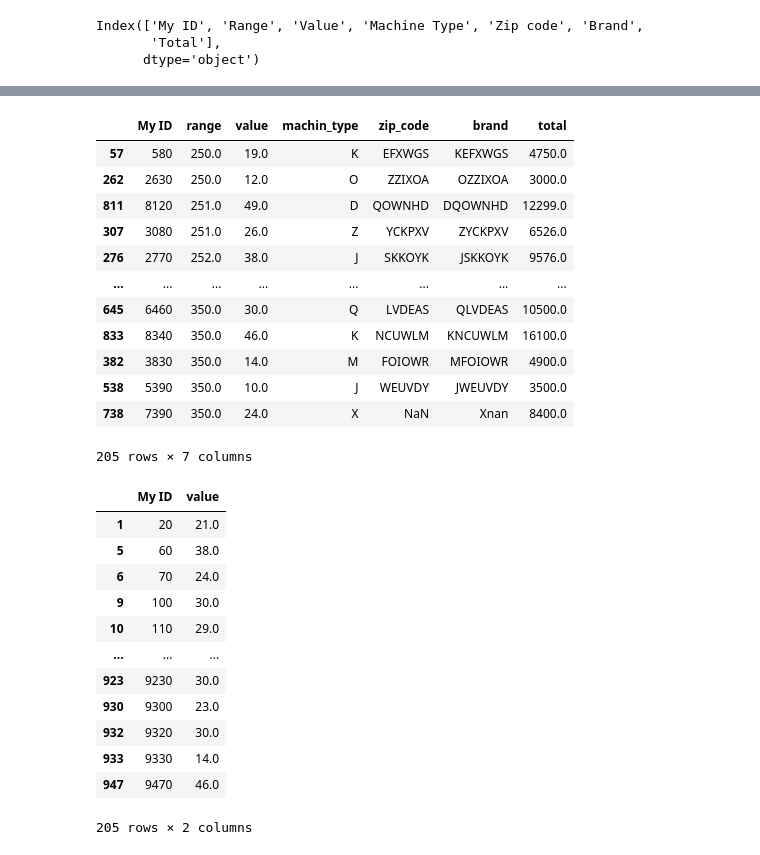
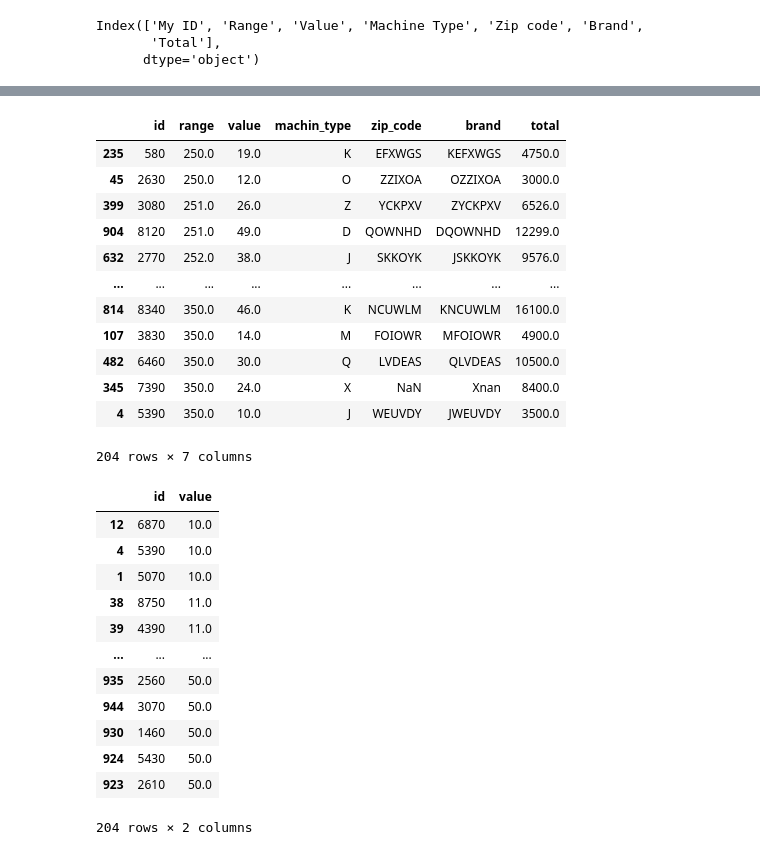
Before and after one commit to Ravkeerat02/comp3122_labs, a Jupyter notebook: Assignment3.ipynb, the cells around one changed output, grey strips where cells are left out. Saved outputs shown, nothing was run; the diff lists cells and outputs as text; code cells hidden in the pictures.

```diff
--- a/Assignment3.ipynb
+++ b/Assignment3.ipynb
@@ -229,6 +229,6 @@ DF.rename(columns={"ID":"id",'Range':'range','Value':'value','Machine Type':'mac
 951 rows × 7 columns
 # %%
 #Changing all column names
-DF.rename(columns={"ID":"id",'Range':'range','Value':'value','Machine Type':'machin_type','Zip code':'zip_code','Brand':'brand','Total':'total'},inplace=True)
+DF.rename(columns={"My ID":"id",'Range':'range','Value':'value','Machine Type':'machin_type','Zip code':'zip_code','Brand':'brand','Total':'total'},inplace=True)
 DF.head()
 # %% [output]
@@ -253,6 +279,6 @@ DF.head()
 # %%
 #sort values in ascending order
-# # DF.value.sort_values(ascending=True)
-# DF = DF.sort_values(by='value').reset_index(drop=True)
+DF.value.sort_values(ascending=True)
+DF = DF.sort_values(by='value').reset_index(drop=True)
 # %%
 #sorting the vales and showing the whole Data Frame
@@ -260,3 +300,3 @@ DF.head()
 # %%
-# DF.sort_values(by=['value'],ascending=True,inpalce=True)
+DF.sort_values(by=['value'],ascending=True,inplace=True)
 # %%
@@ -280,35 +334,35 @@ DF[DF['range'].between(250,350)]
 # %%
 DF[DF['range'].between(250,350)].sort_values(by=['range'],ascending=True)
 # %% [output]
-|  | My ID | range | value | machin_type | zip_code | brand | total |
-| 57 | 580 | 250.0 | 19.0 | K | EFXWGS | KEFXWGS | 4750.0 |
-| 262 | 2630 | 250.0 | 12.0 | O | ZZIXOA | OZZIXOA | 3000.0 |
-| 811 | 8120 | 251.0 | 49.0 | D | QOWNHD | DQOWNHD | 12299.0 |
-| 307 | 3080 | 251.0 | 26.0 | Z | YCKPXV | ZYCKPXV | 6526.0 |
-| 276 | 2770 | 252.0 | 38.0 | J | SKKOYK | JSKKOYK | 9576.0 |
+|  | id | range | value | machin_type | zip_code | brand | total |
+| 235 | 580 | 250.0 | 19.0 | K | EFXWGS | KEFXWGS | 4750.0 |
+| 45 | 2630 | 250.0 | 12.0 | O | ZZIXOA | OZZIXOA | 3000.0 |
+| 399 | 3080 | 251.0 | 26.0 | Z | YCKPXV | ZYCKPXV | 6526.0 |
+| 904 | 8120 | 251.0 | 49.0 | D | QOWNHD | DQOWNHD | 12299.0 |
+| 632 | 2770 | 252.0 | 38.0 | J | SKKOYK | JSKKOYK | 9576.0 |
 | ... | ... | ... | ... | ... | ... | ... | ... |
-| 645 | 6460 | 350.0 | 30.0 | Q | LVDEAS | QLVDEAS | 10500.0 |
-| 833 | 8340 | 350.0 | 46.0 | K | NCUWLM | KNCUWLM | 16100.0 |
-| 382 | 3830 | 350.0 | 14.0 | M | FOIOWR | MFOIOWR | 4900.0 |
-| 538 | 5390 | 350.0 | 10.0 | J | WEUVDY | JWEUVDY | 3500.0 |
-| 738 | 7390 | 350.0 | 24.0 | X | NaN | Xnan | 8400.0 |
+| 814 | 8340 | 350.0 | 46.0 | K | NCUWLM | KNCUWLM | 16100.0 |
+| 107 | 3830 | 350.0 | 14.0 | M | FOIOWR | MFOIOWR | 4900.0 |
+| 482 | 6460 | 350.0 | 30.0 | Q | LVDEAS | QLVDEAS | 10500.0 |
+| 345 | 7390 | 350.0 | 24.0 | X | NaN | Xnan | 8400.0 |
+| 4 | 5390 | 350.0 | 10.0 | J | WEUVDY | JWEUVDY | 3500.0 |
-205 rows × 7 columns
+204 rows × 7 columns
 # %%
 #Displaying only ID AND values with range from 250 - 350
-DF.loc[DF.range.between(250,350),['My ID','value']]
+DF.loc[DF.range.between(250,350),['id','value']]
 # %% [output]
-|  | My ID | value |
-| 1 | 20 | 21.0 |
-| 5 | 60 | 38.0 |
-| 6 | 70 | 24.0 |
-| 9 | 100 | 30.0 |
-| 10 | 110 | 29.0 |
+|  | id | value |
+| 12 | 6870 | 10.0 |
+| 4 | 5390 | 10.0 |
+| 1 | 5070 | 10.0 |
+| 38 | 8750 | 11.0 |
+| 39 | 4390 | 11.0 |
 | ... | ... | ... |
-| 923 | 9230 | 30.0 |
-| 930 | 9300 | 23.0 |
-| 932 | 9320 | 30.0 |
-| 933 | 9330 | 14.0 |
-| 947 | 9470 | 46.0 |
+| 935 | 2560 | 50.0 |
+| 944 | 3070 | 50.0 |
+| 930 | 1460 | 50.0 |
+| 924 | 5430 | 50.0 |
+| 923 | 2610 | 50.0 |
-205 rows × 2 columns
+204 rows × 2 columns
 # %%
 #only showing rows with H in them
```
Also changed, not shown: parts of 13 cells of this notebook.
